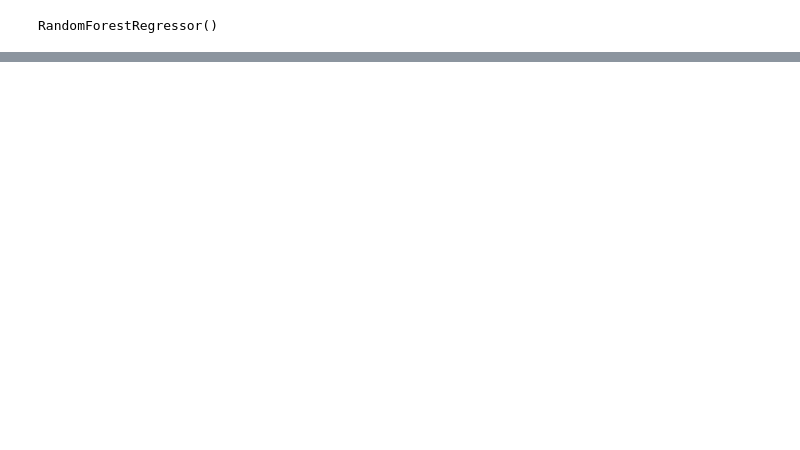
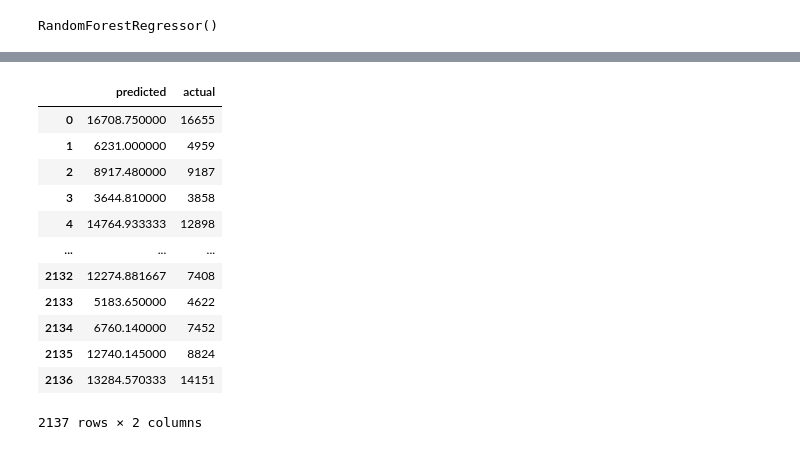
Before and after one commit to sandhyaammasi/flight-fare-prediction, a Jupyter notebook: script.ipynb, the cells around one changed output, grey strips where cells are left out. Saved outputs shown, nothing was run; the diff lists cells and outputs as text; code cells hidden in the pictures; blank space fills up the shorter version.

```diff
--- a/script.ipynb
+++ b/script.ipynb
@@ -646,0 +664,19 @@ y_pred = RandomForestRegressModel.predict(X_test)
+# %%
+compare= pd.DataFrame()
+compare["predicted"] = pd.Series(y_pred)
+compare["actual"] = test
+compare
+# %% [output]
+|  | predicted | actual |
+| 0 | 16708.750000 | 16655 |
+| 1 | 6231.000000 | 4959 |
+| 2 | 8917.480000 | 9187 |
+| 3 | 3644.810000 | 3858 |
+| 4 | 14764.933333 | 12898 |
+| ... | ... | ... |
+| 2132 | 12274.881667 | 7408 |
+| 2133 | 5183.650000 | 4622 |
+| 2134 | 6760.140000 | 7452 |
+| 2135 | 12740.145000 | 8824 |
+| 2136 | 13284.570333 | 14151 |
+2137 rows × 2 columns
```
Also changed, not shown: parts of 32 cells of this notebook.
